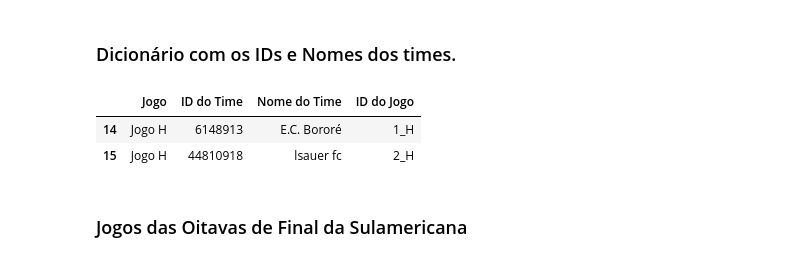
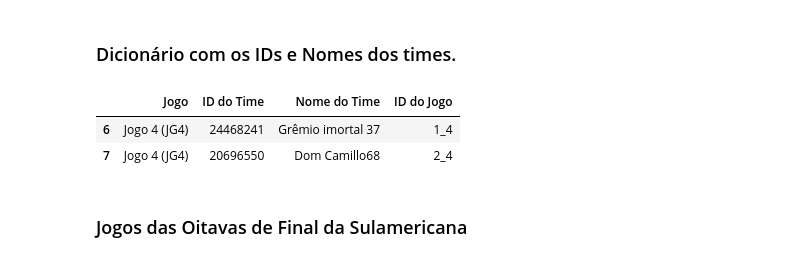
Before and after one commit to FernandoBC23/cartola_fbc, a Jupyter notebook: sulamericana/datasets_sula/busca_dados_sula_oitavas.ipynb, the cells around one changed output. Cells and saved outputs as stored; diff of their text form; code cells hidden in the pictures.

```diff
--- a/sulamericana/datasets_sula/busca_dados_sula_oitavas.ipynb
+++ b/sulamericana/datasets_sula/busca_dados_sula_oitavas.ipynb
@@ -36,72 +36,78 @@ nomes_por_id = {
 # %%
 # Lista com todos os dados que você passou
 dados_torneio = [
-    # Jogo A
-    ("Jogo A", 528730),
-    ("Jogo A", 18421230),
-    # Jogo B
-    ("Jogo B", 3914981),
-    ("Jogo B", 13951133),
-    # Jogo C
-    ("Jogo C", 212042),
-    ("Jogo C", 18344271),
-    # Jogo D
-    ("Jogo D", 24468241),
-    ("Jogo D", 20696550),
-    # Jogo E
-    ("Jogo E", 159074),
-    ("Jogo E", 25751748),
-    # Jogo F
-    ("Jogo F", 17887202),
-    ("Jogo F", 479510),
-    # Jogo G
-    ("Jogo G", 25311459),
-    ("Jogo G", 47543456),
-    # Jogo H
-    ("Jogo H", 6148913),
-    ("Jogo H", 44810918),
+    # Jogo 1 (JG1)
+    ("Jogo 1 (JG1)", 528730),
+    ("Jogo 1 (JG1)", 18421230),
 
+    # Jogo 2 (JG2)
+    ("Jogo 2 (JG2)", 3914981),
+    ("Jogo 2 (JG2)", 13951133),
+
+    # Jogo 3 (JG3)
+    ("Jogo 3 (JG3)", 212042),
+    ("Jogo 3 (JG3)", 18344271),
+
+    # Jogo 4 (JG4)
+    ("Jogo 4 (JG4)", 24468241),
+    ("Jogo 4 (JG4)", 20696550),
+
+    # Jogo 5 (JG5)
+    ("Jogo 5 (JG5)", 159074),
+    ("Jogo 5 (JG5)", 25751748),
+
+    # Jogo 6 (JG6)
+    ("Jogo 6 (JG6)", 17887202),
+    ("Jogo 6 (JG6)", 479510),
+
+    # Jogo 7 (JG7)
+    ("Jogo 7 (JG7)", 25311459),
+    ("Jogo 7 (JG7)", 47543456),
+
+    # Jogo 8 (JG8)
+    ("Jogo 8 (JG8)", 6148913),
+    ("Jogo 8 (JG8)", 44810918)
 ]
 
 # Criar DataFrame base
 df_torneio = pd.DataFrame(dados_torneio, columns=["Jogo", "ID do Time"])
 
 # Adicionar Nome do Time usando o dicionário
 df_torneio["Nome do Time"] = df_torneio["ID do Time"].map(nomes_por_id)
 
 # Adicionar ID do Jogo
 df_torneio["ID do Jogo"] = df_torneio.groupby("Jogo").cumcount() + 1
-df_torneio["ID do Jogo"] = df_torneio["ID do Jogo"].astype(str) + "_" + df_torneio["Jogo"].str[-1]
+df_torneio["ID do Jogo"] = df_torneio["ID do Jogo"].astype(str) + "_" + df_torneio["Jogo"].str[-2]
 
 
 # Reorganizar colunas
 df_torneio = df_torneio[["Jogo", "ID do Time", "Nome do Time", "ID do Jogo"]]
 
-df_sula_jogo_A = df_torneio[df_torneio["Jogo"] == "Jogo A"]
-df_sula_jogo_B = df_torneio[df_torneio["Jogo"] == "Jogo B"]
-df_sula_jogo_C = df_torneio[df_torneio["Jogo"] == "Jogo C"]
-df_sula_jogo_D = df_torneio[df_torneio["Jogo"] == "Jogo D"]
-df_sula_jogo_E = df_torneio[df_torneio["Jogo"] == "Jogo E"]
-df_sula_jogo_F = df_torneio[df_torneio["Jogo"] == "Jogo F"]
-df_sula_jogo_G = df_torneio[df_torneio["Jogo"] == "Jogo G"]
-df_sula_jogo_H = df_torneio[df_torneio["Jogo"] == "Jogo H"]
+df_sula_jogo_1 = df_torneio[df_torneio["Jogo"] == "Jogo 1 (JG1)"]
+df_sula_jogo_2 = df_torneio[df_torneio["Jogo"] == "Jogo 2 (JG2)"]
+df_sula_jogo_3 = df_torneio[df_torneio["Jogo"] == "Jogo 3 (JG3)"]
+df_sula_jogo_4 = df_torneio[df_torneio["Jogo"] == "Jogo 4 (JG4)"]
+df_sula_jogo_5 = df_torneio[df_torneio["Jogo"] == "Jogo 5 (JG5)"]
+df_sula_jogo_6 = df_torneio[df_torneio["Jogo"] == "Jogo 6 (JG6)"]
+df_sula_jogo_7 = df_torneio[df_torneio["Jogo"] == "Jogo 7 (JG7)"]
+df_sula_jogo_8 = df_torneio[df_torneio["Jogo"] == "Jogo 8 (JG8)"]
 
 # Lista de jogos
 jogos = {
-    "Jogo A": df_sula_jogo_A,
-    "Jogo B": df_sula_jogo_B,
-    "Jogo C": df_sula_jogo_C,
-    "Jogo D": df_sula_jogo_D,
-    "Jogo E": df_sula_jogo_E,
-    "Jogo F": df_sula_jogo_F,
-    "Jogo G": df_sula_jogo_G,
-    "Jogo H": df_sula_jogo_H
+    "Jogo 1 (JG1)": df_sula_jogo_1,
+    "Jogo 2 (JG2)": df_sula_jogo_2,
+    "Jogo 3 (JG3)": df_sula_jogo_3,
+    "Jogo 4 (JG4)": df_sula_jogo_4,
+    "Jogo 5 (JG5)": df_sula_jogo_5,
+    "Jogo 6 (JG6)": df_sula_jogo_6,
+    "Jogo 7 (JG7)": df_sula_jogo_7,
+    "Jogo 8 (JG8)": df_sula_jogo_8
 }
 
-display(df_sula_jogo_H)
+display(df_sula_jogo_4)
 # %% [output]
 |  | Jogo | ID do Time | Nome do Time | ID do Jogo |
-| 14 | Jogo H | 6148913 | E.C. Bororé | 1_H |
-| 15 | Jogo H | 44810918 | lsauer fc | 2_H |
+| 6 | Jogo 4 (JG4) | 24468241 | Grêmio imortal 37 | 1_4 |
+| 7 | Jogo 4 (JG4) | 20696550 | Dom Camillo68 | 2_4 |
 # %% [markdown]
 ### Jogos das Oitavas de Final da Sulamericana
```
Also changed, not shown: parts of 11 cells of this notebook, 14 other files.
